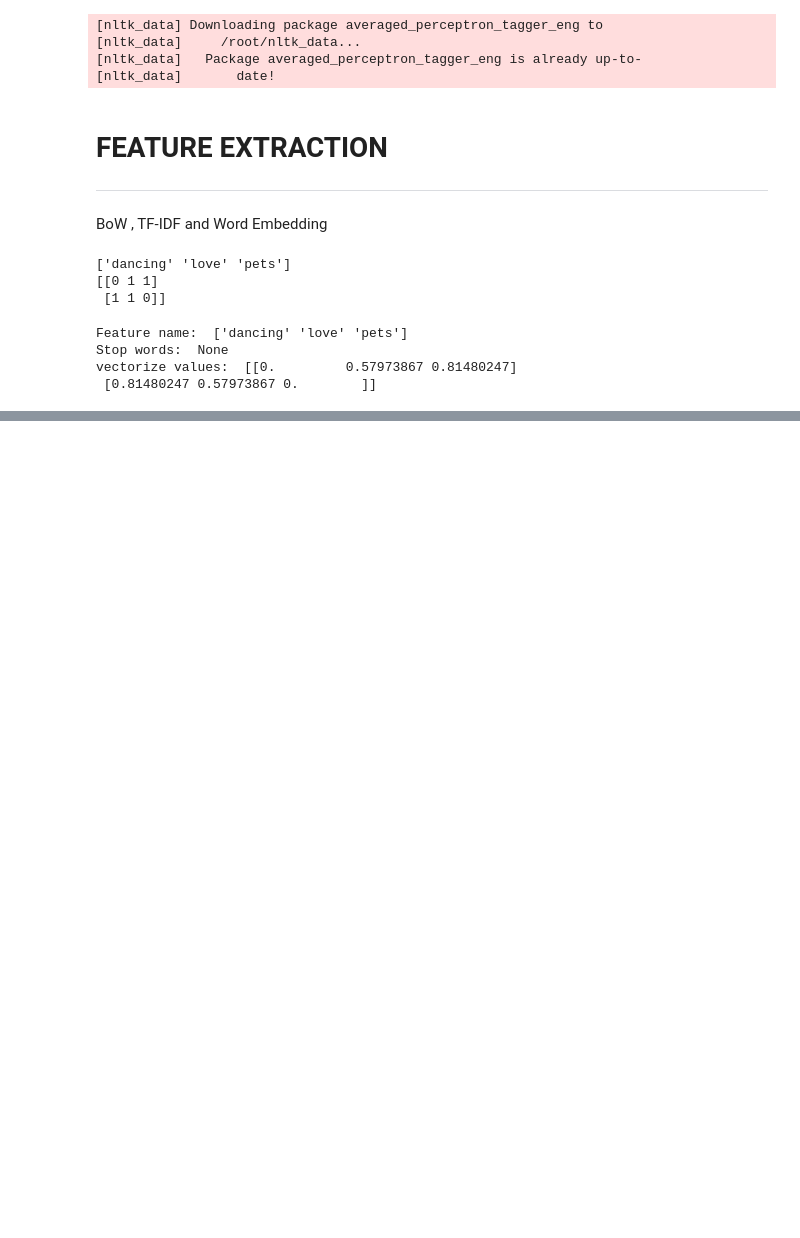
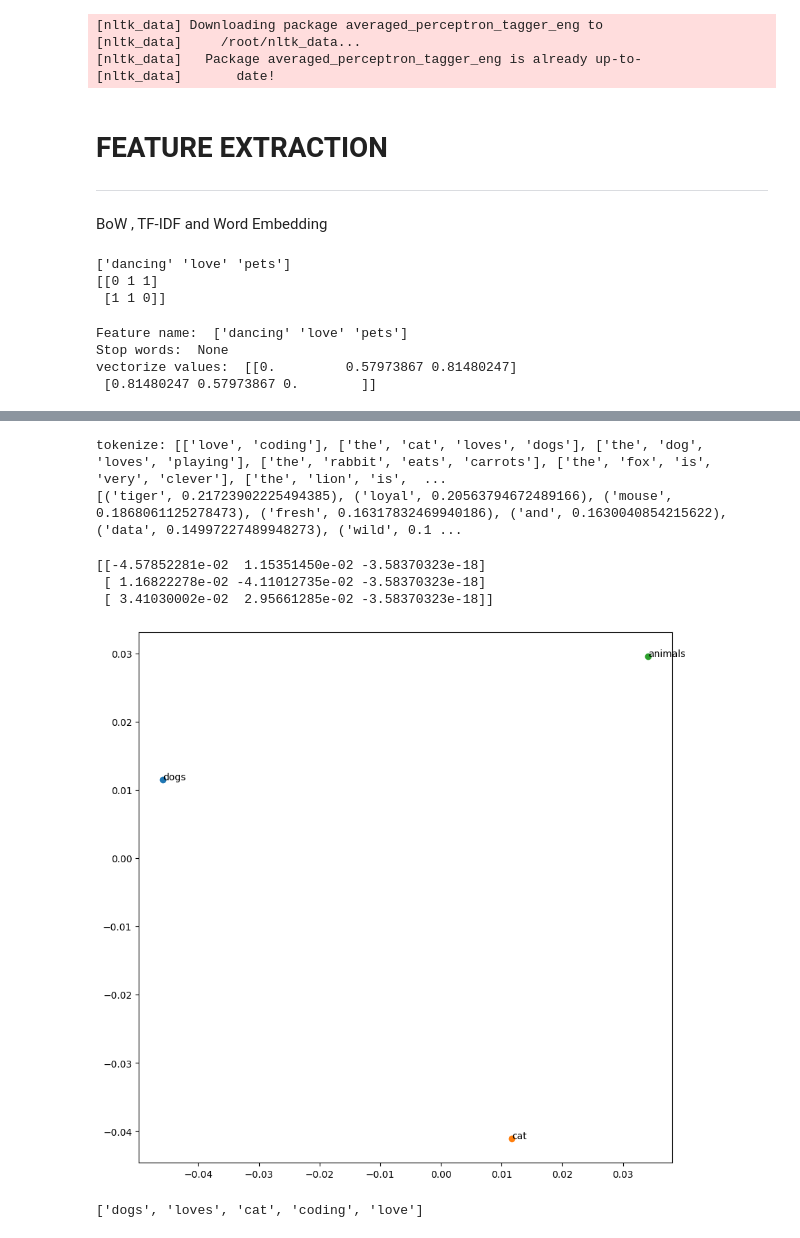
Before and after one commit to Greeshma-babu/AI_Projects, a Jupyter notebook: Text_PreProcessing_Techniques.ipynb, the cells around one changed output, grey strips where cells are left out. Saved outputs shown, nothing was run; the diff lists cells and outputs as text; code cells hidden in the pictures; blank space fills up the shorter version.

```diff
--- a/Text_PreProcessing_Techniques.ipynb
+++ b/Text_PreProcessing_Techniques.ipynb
@@ -345,0 +369,70 @@ vectorize values:  [[0.         0.57973867 0.81480247]
+# %%
+import gensim
+from gensim.models import Word2Vec
+from gensim.utils import simple_preprocess
+sentences = [
+    "I love coding",
+    "The cat loves dogs",
+    "The dog loves playing",
+    "The rabbit eats carrots",
+    "The fox is very clever",
+    "The lion is the king of the jungle",
+    "The tiger is a wild animal",
+    "The cat chases the mouse",
+    "The dog barks loudly",
+    "The rabbit runs very fast",
+    "The fox hunts rabbits",
+    "The lion hunts deer",
+    "The tiger lives in the forest",
+    "Animals need food and water",
+    "Dogs are loyal animals",
+    "Cats are friendly pets",
+    "Rabbits like fresh vegetables",
+    "Foxes are intelligent animals",
+    "The dog and the cat are friends",
+    "The rabbit and the fox live in the forest",
+    "Programming is fun",
+    "Python is a powerful programming language",
+    "I enjoy learning machine learning",
+    "Artificial intelligence is transforming the world",
+    "Data science uses Python",
+    "Machine learning uses data",
+    "Deep learning is a branch of artificial intelligence",
+    "Students love learning Python",
+    "Coding improves problem solving skills",
+    "Practice makes programming easier"
+]
+
+tokenize =[simple_preprocess(sentence) for sentence in sentences]
+print("tokenize:", tokenize)
+
+model = Word2Vec(sentences = tokenize, vector_size=100, window =3, min_count=1,sg=1)
+print(model.wv.most_similar('dogs'))
+# %% [output]
+tokenize: [['love', 'coding'], ['the', 'cat', 'loves', 'dogs'], ['the', 'dog', 'loves', 'playing'], ['the', 'rabbit', 'eats', 'carrots'], ['the', 'fox', 'is', 'very', 'clever'], ['the', 'lion', 'is',  ...
+[('tiger', 0.21723902225494385), ('loyal', 0.20563794672489166), ('mouse', 0.1868061125278473), ('fresh', 0.16317832469940186), ('and', 0.1630040854215622), ('data', 0.14997227489948273), ('wild', 0.1 ...
+# %%
+import matplotlib.pyplot as plt
+from sklearn.decomposition import PCA
+words =["dogs","cat", "animals"]
+vectors = [model.wv[word] for word in words]
+# Reduce Dimensions using PCA
+pca = PCA(n_components = 3)
+reduced_vectors = pca.fit_transform(vectors)
+print(reduced_vectors)
+
+plt.figure(figsize=(10,10))
+for i , word in enumerate(words):
+  plt.scatter(reduced_vectors[i,0], reduced_vectors[i,1])
+  plt.text(reduced_vectors[i,0], reduced_vectors[i,1],word)
+
+plt.show()
+# %% [output]
+[[-4.57852281e-02  1.15351450e-02 -3.58370323e-18]
+ [ 1.16822278e-02 -4.11012735e-02 -3.58370323e-18]
+ [ 3.41030002e-02  2.95661285e-02 -3.58370323e-18]]
+[figure, added]
+# %%
+print(model.wv.index_to_key)
+# %% [output]
+['dogs', 'loves', 'cat', 'coding', 'love']
```
Also changed, not shown: parts of 4 cells of this notebook.
